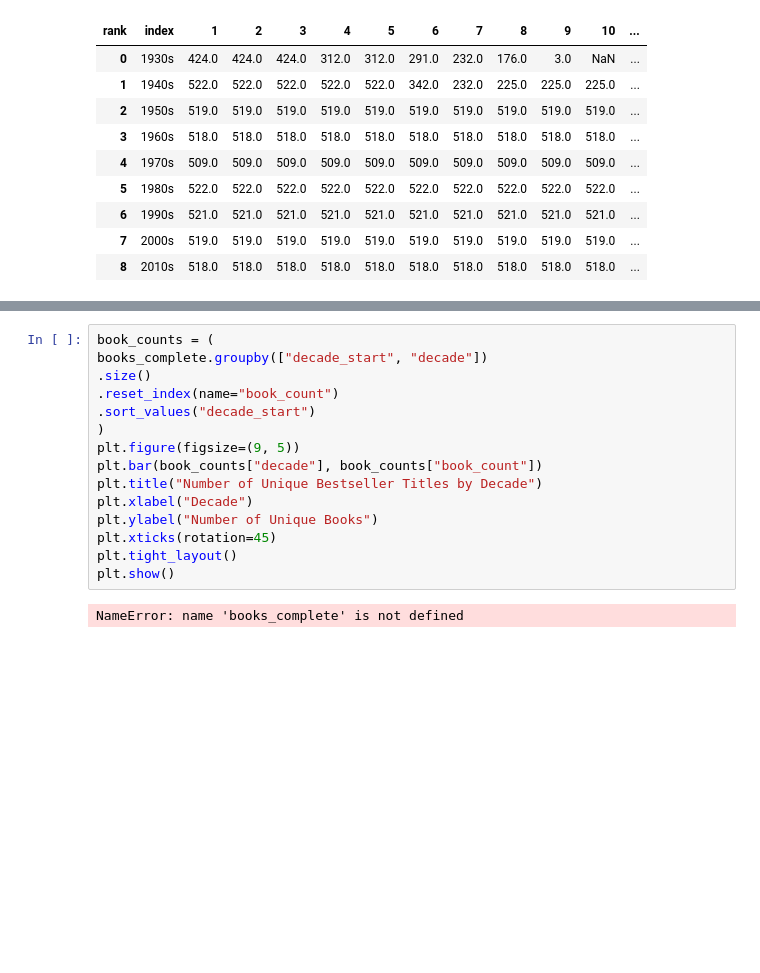
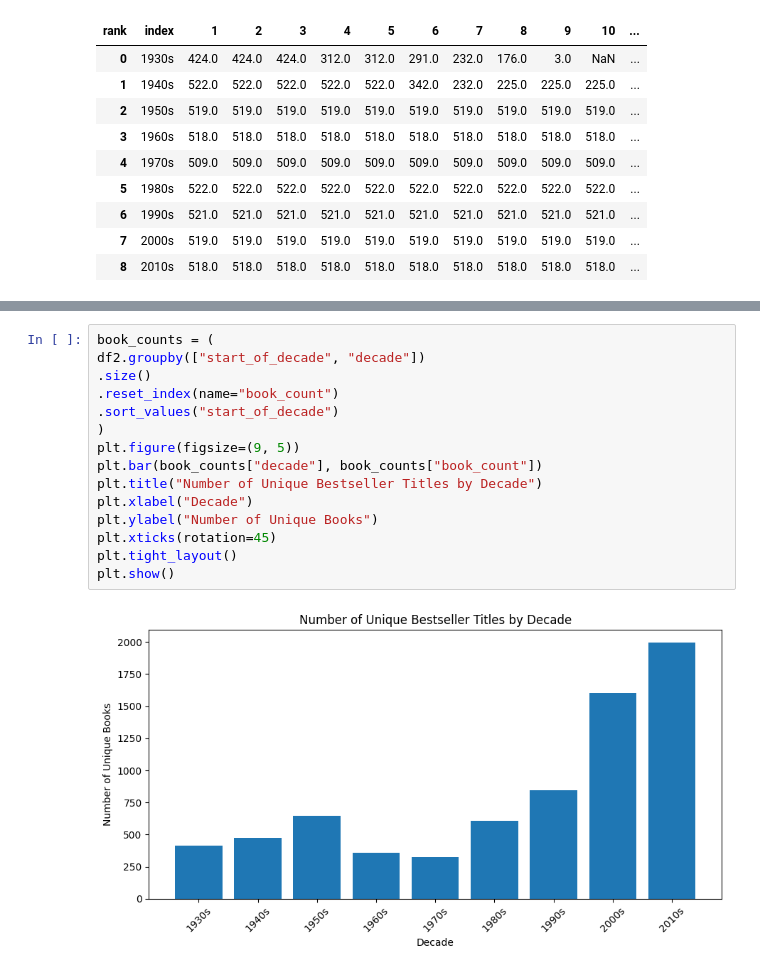
Before and after one commit to ada-xo-xo/dsrp, a Jupyter notebook: DSRP_2026_Adanna_Oji.ipynb, the cells around one changed output, grey strips where cells are left out. Drawn from its saved outputs; the diff is of its cells as text; blank space fills up the shorter version.

```diff
--- a/DSRP_2026_Adanna_Oji.ipynb
+++ b/DSRP_2026_Adanna_Oji.ipynb
@@ -345,17 +308,17 @@ plt.show()
 # %%
 book_counts = (
-books_complete.groupby(["decade_start", "decade"])
+df2.groupby(["start_of_decade", "decade"])
 .size()
 .reset_index(name="book_count")
-.sort_values("decade_start")
+.sort_values("start_of_decade")
 )
 plt.figure(figsize=(9, 5))
 plt.bar(book_counts["decade"], book_counts["book_count"])
 plt.title("Number of Unique Bestseller Titles by Decade")
 plt.xlabel("Decade")
 plt.ylabel("Number of Unique Books")
 plt.xticks(rotation=45)
 plt.tight_layout()
 plt.show()
 # %% [output]
-NameError: name 'books_complete' is not defined
+[figure, added]
```
Also changed, not shown: parts of 11 cells of this notebook.
